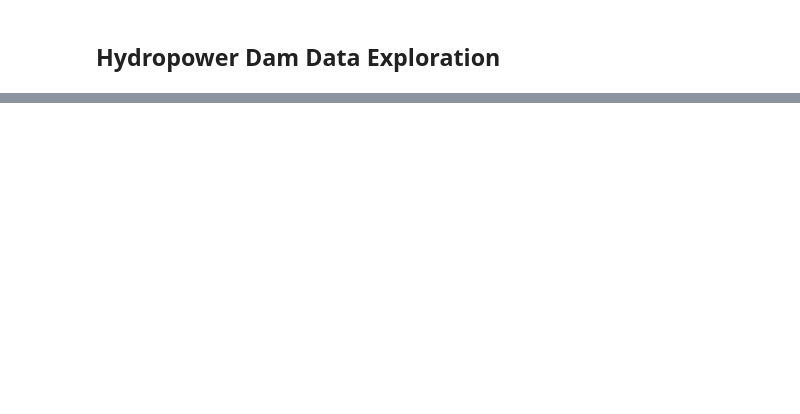
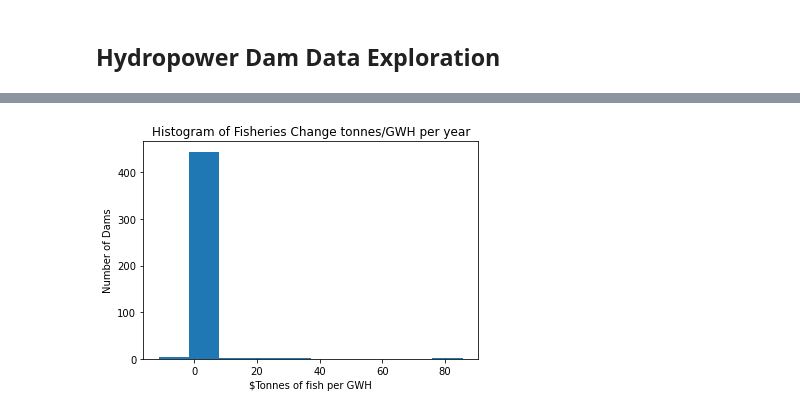
Before and after one commit to davidschmaier/CS-4701-Project-Predicting-GHG-Emissions-of-Hydroelectric-Dams, a Jupyter notebook: code/data-exploration.ipynb, the cells around one changed output, grey strips where cells are left out. Cells and saved outputs as stored; diff of their text form; code cells hidden in the pictures; blank space fills up the shorter version.

```diff
--- a/code/data-exploration.ipynb
+++ b/code/data-exploration.ipynb
@@ -63,0 +60,11 @@ data_filt['FISH_RATIO_per_GWH'] = data_filt.apply(lambda x: (1/x['FISH_RATIO'])/
+# %%
+# Plot a histogram of fisheries change in tonnes /m^2.yr by order of magnitude
+plt.hist(data_filt['fish_per_GWH'])
+plt.xlabel('$Tonnes of fish per GWH')
+# plt.xticks(ticks=np.arange(-2,4,0.5) + 0.5, labels=np.arange(-2,4,0.5))
+plt.ylabel('Number of Dams')
+# plt.xlim([-2.5, 4])
+plt.title('Histogram of Fisheries Change tonnes/GWH per year')
+plt.show()
+# %% [output]
+[figure, added]
```
Also changed, not shown: parts of 22 cells of this notebook.
